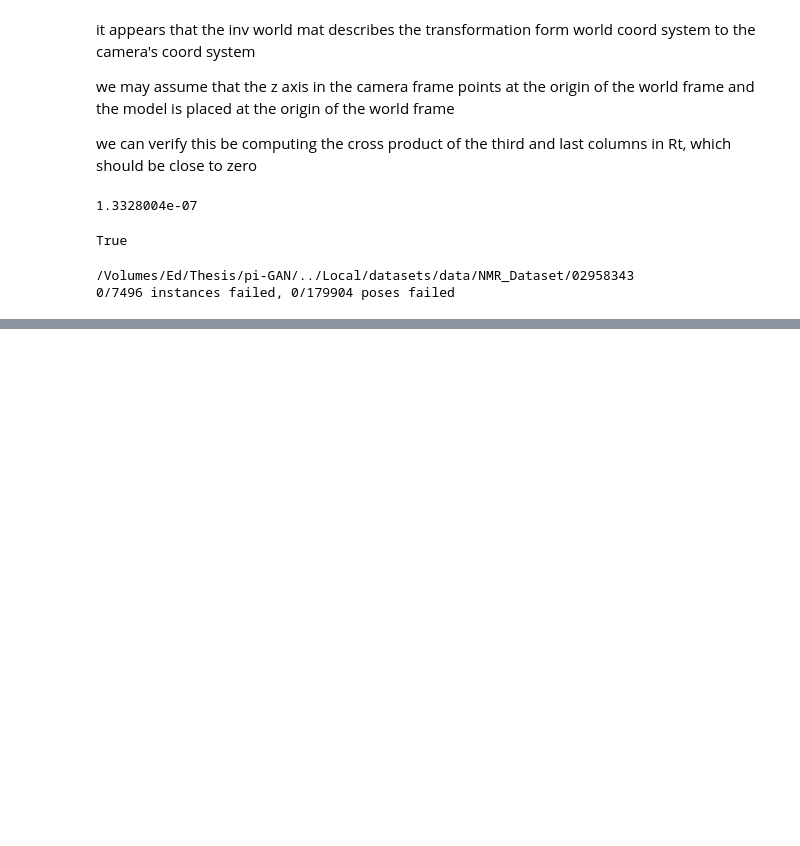
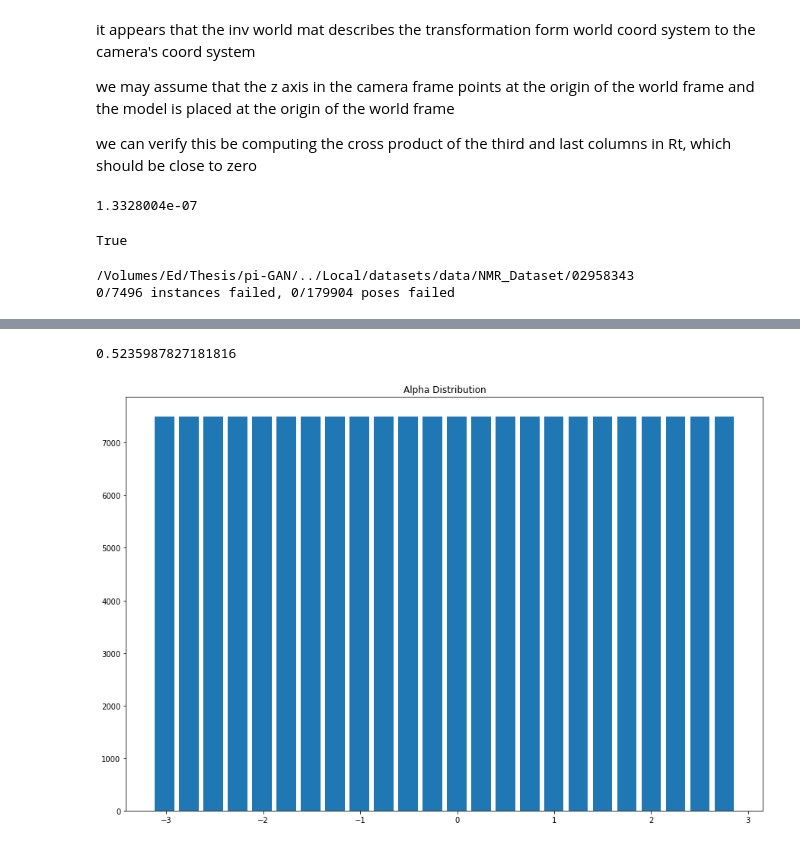
Before and after one commit to EdwardJTL/pi-GAN, a Jupyter notebook: ShapeNetProcessing.ipynb, the cells around one changed output, grey strips where cells are left out. Cells and saved outputs as stored; diff of their text form; code cells hidden in the pictures; blank space fills up the shorter version.

```diff
--- a/ShapeNetProcessing.ipynb
+++ b/ShapeNetProcessing.ipynb
@@ -178,0 +289,12 @@ print("{}/{} instances failed, {}/{} poses failed".format(failed_instances, tota
+# %%
+np.mean(gamma_total)
+# %% [output]
+0.5235987827181816
+# %%
+plt.figure(figsize=(15,10))
+num_bins = 24
+alpha_hist = plt.hist(alpha_total, bins=num_bins, rwidth=0.8)
+plt.title("Alpha Distribution")
+plt.show()
+# %% [output]
+[figure, added]
```
Also changed, not shown: parts of 28 cells of this notebook.
